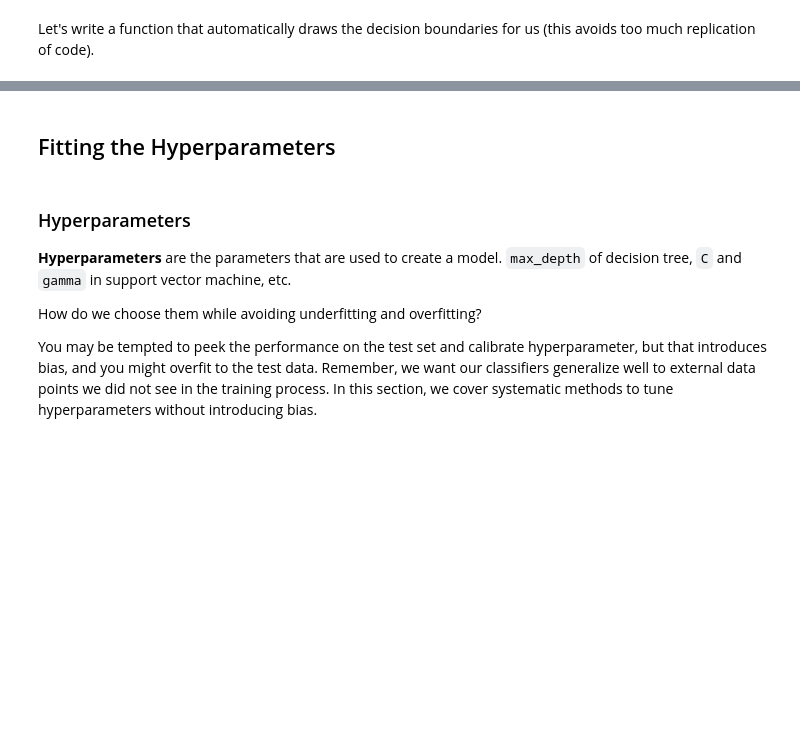
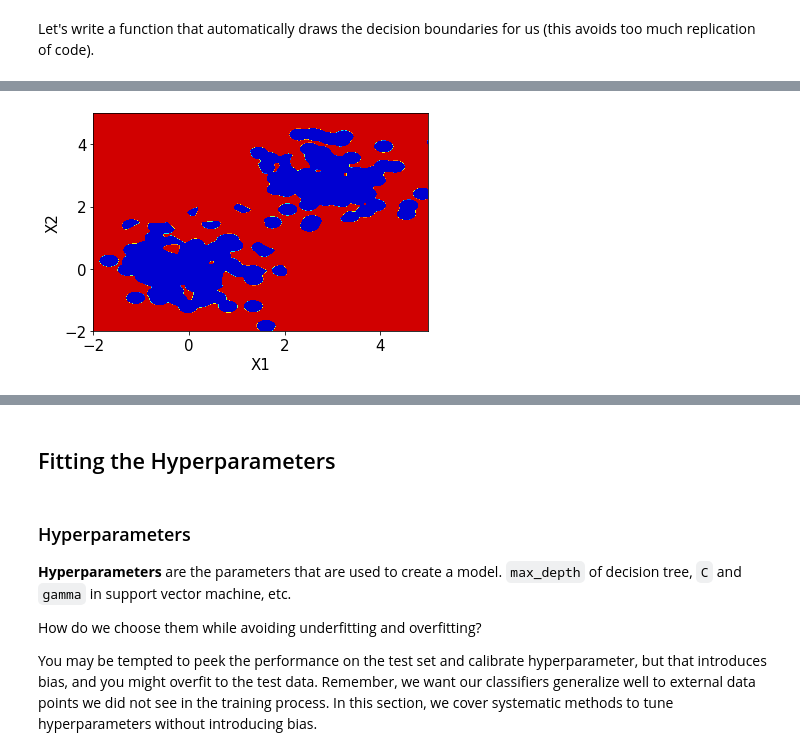
Before and after one commit to kose-y/W17.MachineLearning, a Jupyter notebook: materials/day_2/Day-2_notebook.ipynb, the cells around one changed output, grey strips where cells are left out. Saved outputs shown, nothing was run; the diff lists cells and outputs as text; code cells hidden in the pictures; blank space fills up the shorter version.

```diff
--- a/materials/day_2/Day-2_notebook.ipynb
+++ b/materials/day_2/Day-2_notebook.ipynb
@@ -469,7 +580,9 @@ plotContours(clf)
 # %%
-clf = SVC( C = 1000., gamma = 100. )
+clf = SVC( C = 1000, gamma = 100 )
 clf.fit( features, labels )
 plotContours(clf)
+# %% [output]
+[figure, added]
 # %%
 clf = SVC( C = 1000 ,gamma = 1)
 clf.fit( features, labels )
```
Also changed, not shown: parts of 57 cells of this notebook, 4 other files.
